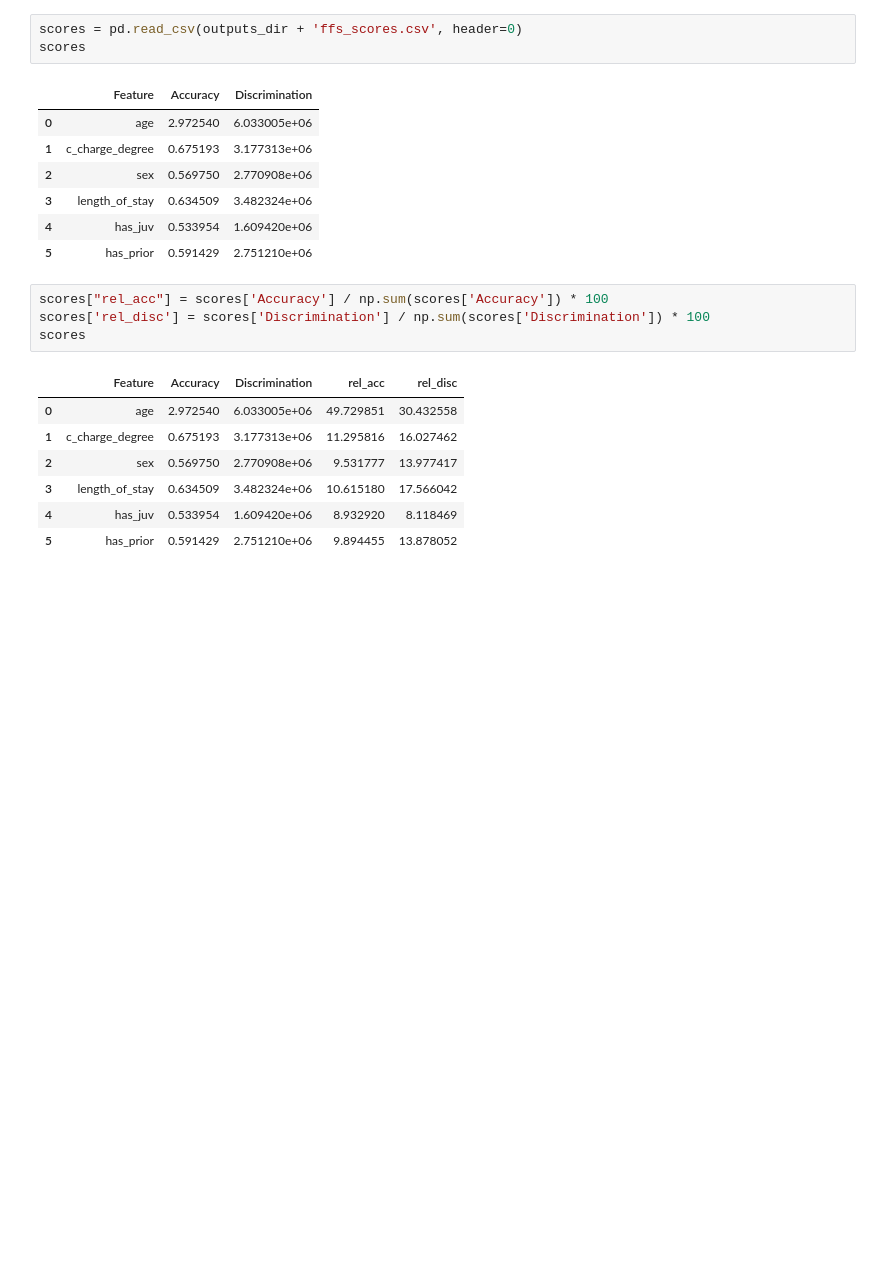
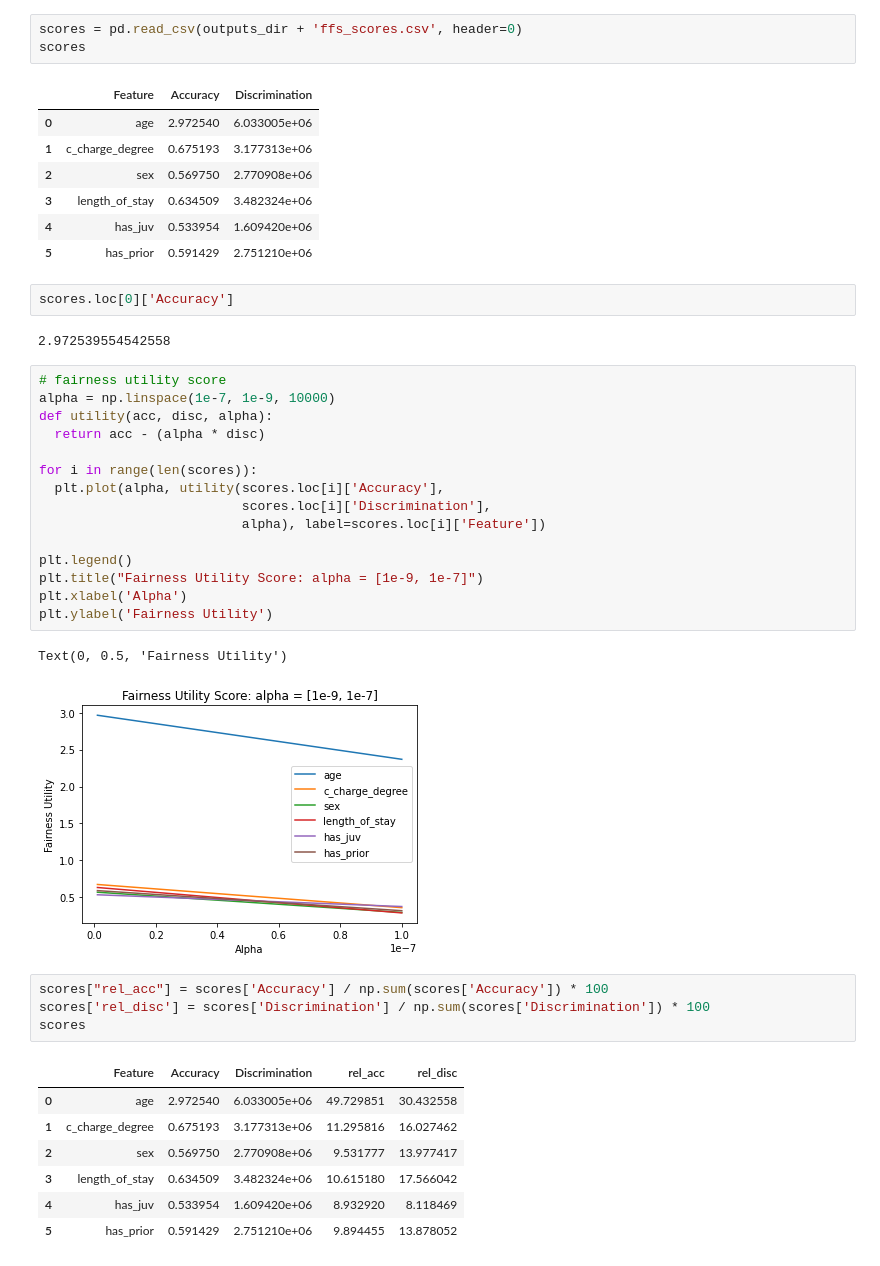
Before and after one commit to Shriya-vipul/ml_fairness, a Jupyter notebook: doc/FFS.ipynb, the cells around one changed output. Saved outputs shown, nothing was run; the diff lists cells and outputs as text; blank space fills up the shorter version.

Commit message:
Add fairness utility score

```diff
--- a/doc/FFS.ipynb
+++ b/doc/FFS.ipynb
@@ -79,6 +81,28 @@ scores
 | 3 | length_of_stay | 0.634509 | 3.482324e+06 |
 | 4 | has_juv | 0.533954 | 1.609420e+06 |
 | 5 | has_prior | 0.591429 | 2.751210e+06 |
+# %%
+scores.loc[0]['Accuracy']
+# %% [output]
+2.972539554542558
+# %%
+# fairness utility score
+alpha = np.linspace(1e-7, 1e-9, 10000)
+def utility(acc, disc, alpha):
+  return acc - (alpha * disc)
+
+for i in range(len(scores)):
+  plt.plot(alpha, utility(scores.loc[i]['Accuracy'],
+                          scores.loc[i]['Discrimination'],
+                          alpha), label=scores.loc[i]['Feature'])
+
+plt.legend()
+plt.title("Fairness Utility Score: alpha = [1e-9, 1e-7]")
+plt.xlabel('Alpha')
+plt.ylabel('Fairness Utility')
+# %% [output]
+Text(0, 0.5, 'Fairness Utility')
+[figure, added]
 # %%
 scores["rel_acc"] = scores['Accuracy'] / np.sum(scores['Accuracy']) * 100
 scores['rel_disc'] = scores['Discrimination'] / np.sum(scores['Discrimination']) * 100
```
Also changed, not shown: parts of 1 cell of this notebook.
